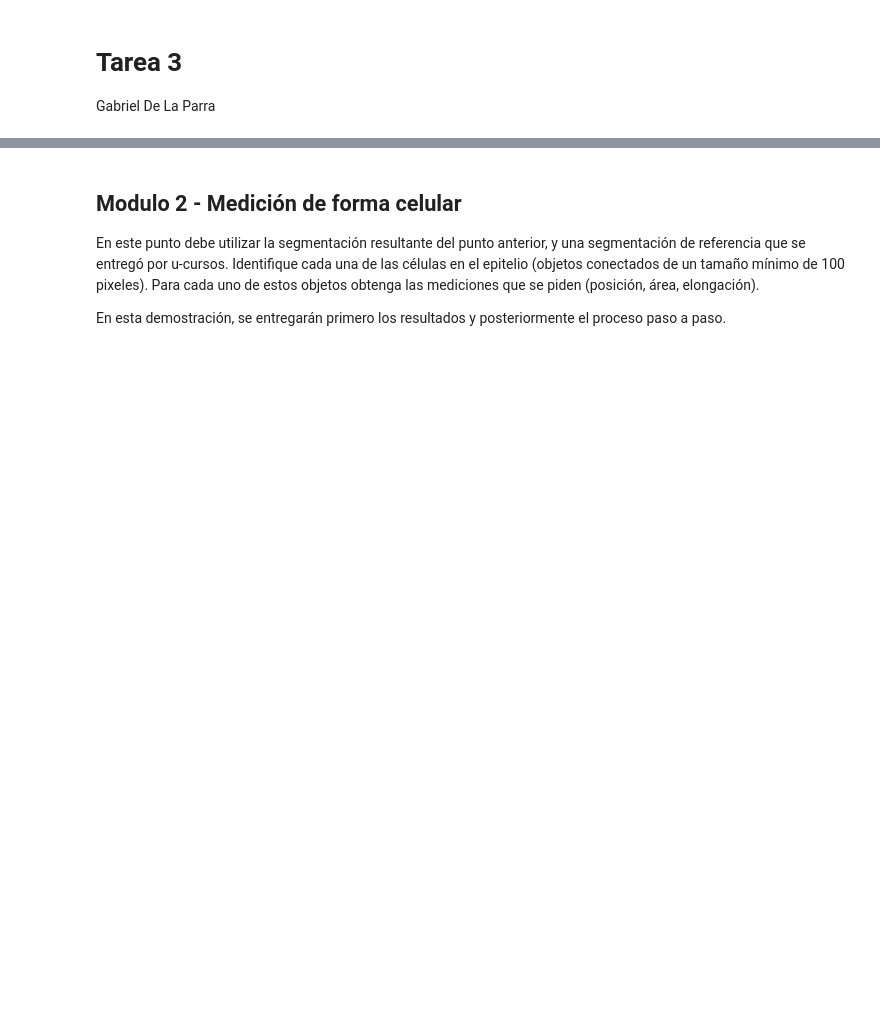
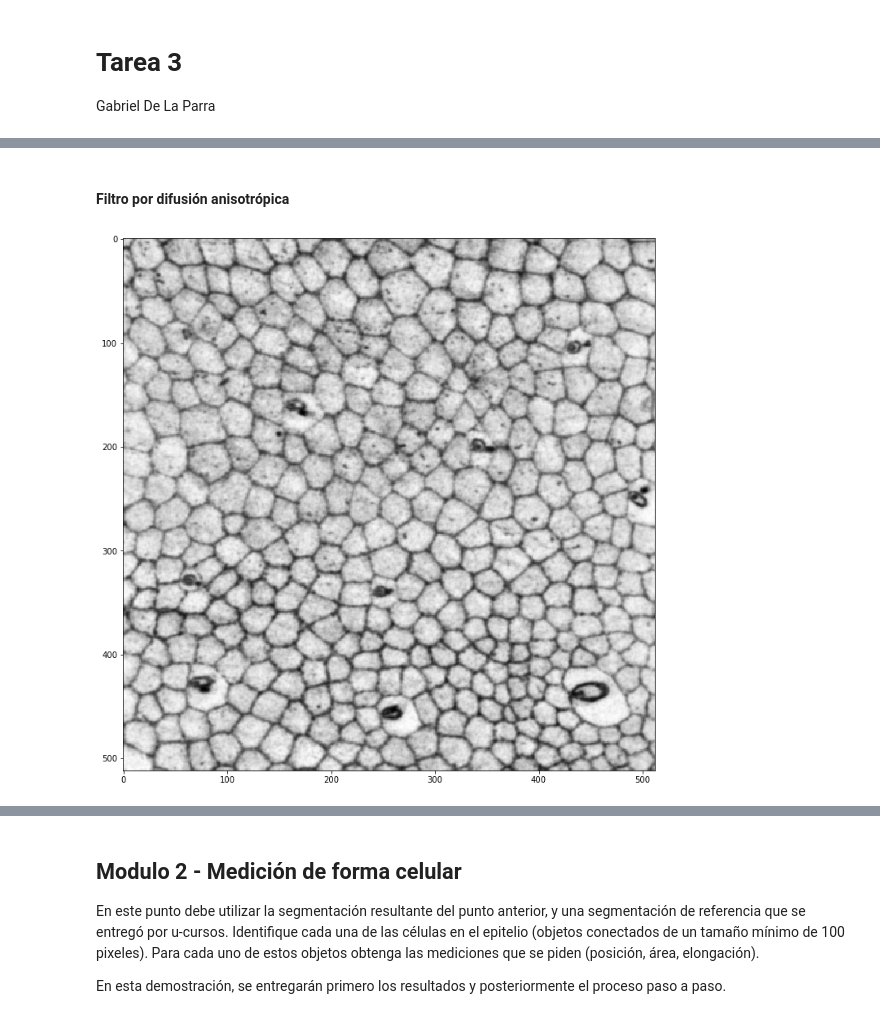
Before and after one commit to gabrieldelaparra/CC5508-2017-1-Tarea3, a Jupyter notebook: Tarea3.ipynb, the cells around one changed output, grey strips where cells are left out. Cells and saved outputs as stored; diff of their text form; code cells hidden in the pictures; blank space fills up the shorter version.

```diff
--- a/Tarea3.ipynb
+++ b/Tarea3.ipynb
@@ -3,0 +122,8 @@ Gabriel De La Parra
+# %% [markdown]
+#### Filtro por difusión anisotrópica
+# %%
+image = anisodiff2(image, 3, 60)
+plt.imshow(image, cmap="gray")
+plt.show()
+# %% [output]
+[figure, added]
```
Also changed, not shown: parts of 39 cells of this notebook.
